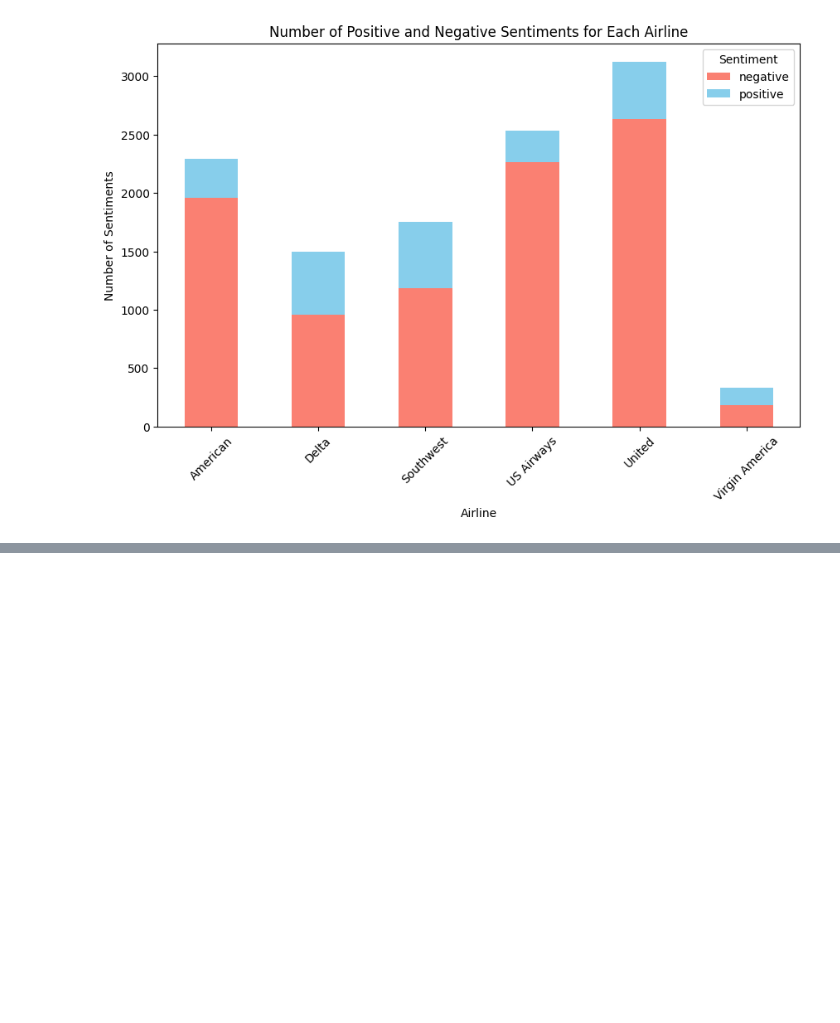
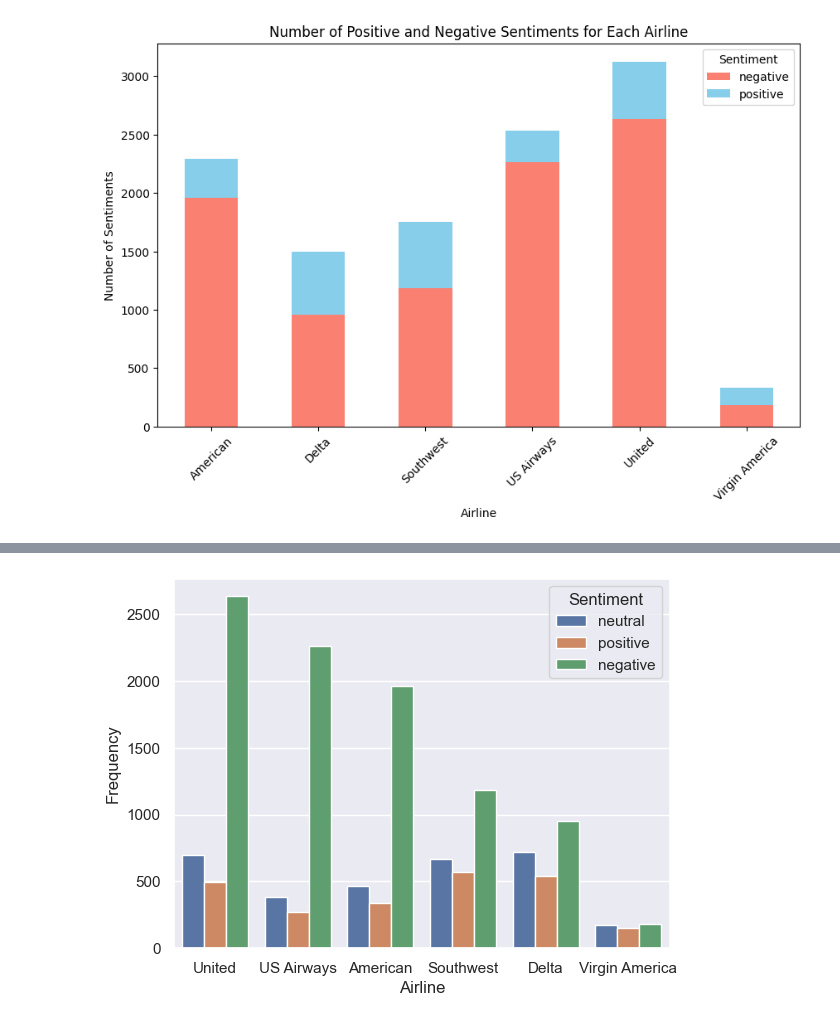
Before and after one commit to lucaswin89/Sentiment-Analysis-using-Machine-Learning-Models, a Jupyter notebook: EDA.ipynb, the cells around one changed output, grey strips where cells are left out. Saved outputs shown, nothing was run; the diff lists cells and outputs as text; code cells hidden in the pictures; blank space fills up the shorter version.

```diff
--- a/EDA.ipynb
+++ b/EDA.ipynb
@@ -123,0 +245,10 @@ plt.show()
+# %%
+# barplot shows review numbers of each airline, as well as the frequency of sentiment
+sns.set(style="darkgrid")
+sns.countplot(x = 'airline', data = df, hue = 'airline_sentiment', order = df['airline'].value_counts().index)
+plt.xlabel('Airline')
+plt.ylabel('Frequency')
+plt.legend().set_title('Sentiment')
+plt.show()
+# %% [output]
+[figure, added]
```
Also changed, not shown: parts of 19 cells of this notebook, 3 other files.
